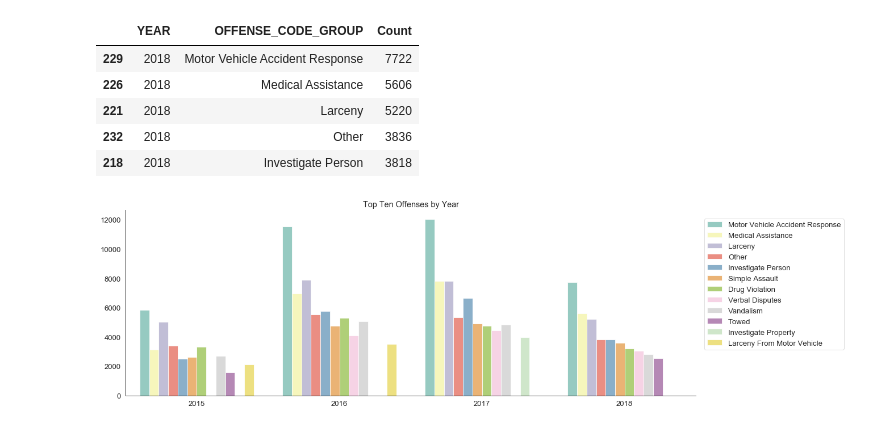
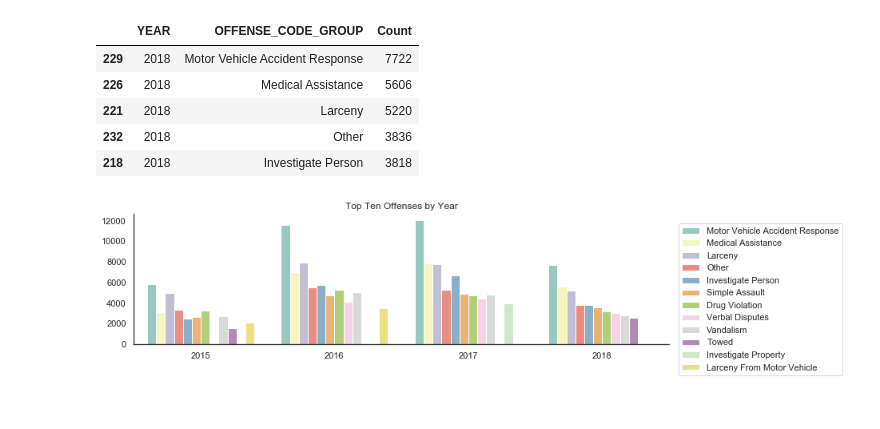
Before and after one commit to SpacePatroller/Boston_Crime_Data, a Jupyter notebook: Crime Data EDA.ipynb, the cells around one changed output. Saved outputs shown, nothing was run; the diff lists cells and outputs as text; code cells hidden in the pictures.

```diff
--- a/Crime Data EDA.ipynb
+++ b/Crime Data EDA.ipynb
@@ -84,7 +84,9 @@ offenseCounts.head(10)
 | 8 | Verbal Disputes | 13099 |
 | 9 | Towed | 11287 |
 # %%
-figure = plt.figure(figsize=(10,15))
+figure = plt.figure(figsize=(8,15))
+sns.set()
+sns.set_style('white')
 sns.barplot(x=offenseCounts['Count'],y=offenseCounts['Offense'],palette='Set3')
 plt.ylabel('Offense')
 plt.xlabel('Count')
@@ -380,18 +385,20 @@ topTenOffensesbyYear.head()
 | 232 | 2018 | Other | 3836 |
 | 218 | 2018 | Investigate Person | 3818 |
 # %%
-figure = plt.figure(figsize=(18,6))
+figure = plt.figure(figsize=(12,3))
 
-sns.set_context('paper',font_scale=1.5,)
+sns.set_context('notebook',font_scale=1,)
+
+
 sns.barplot(x=topTenOffensesbyYear['YEAR'],y=topTenOffensesbyYear['Count'],hue=topTenOffensesbyYear['OFFENSE_CODE_GROUP'],
             palette='Set3')
 # plt.xticks(rotation=88)
 plt.legend(bbox_to_anchor=(1,1), loc='best', borderaxespad=1.1)
 sns.despine()
 plt.title('Top Ten Offenses by Year')
 plt.ylabel('')
 plt.xlabel('')
 
 plt.savefig('images/topTenbyYear.png',bbox_inches='tight')
 # %% [output]
-[figure, old version]
+[figure, new version]
```
Also changed, not shown: parts of 5 cells of this notebook, 5 other files.
